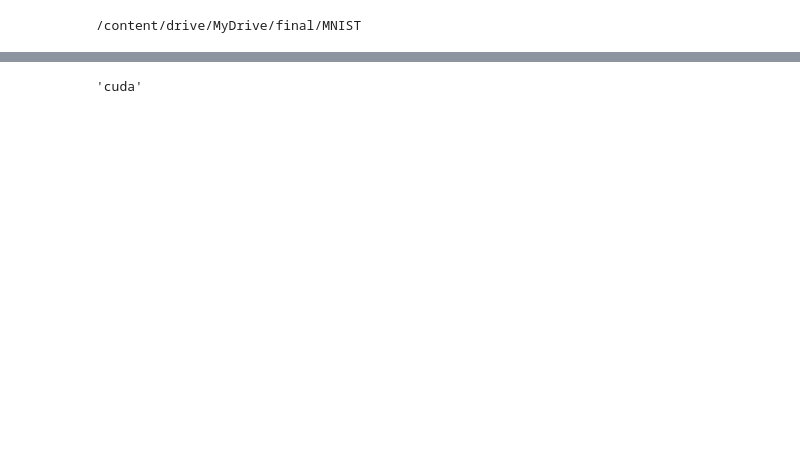
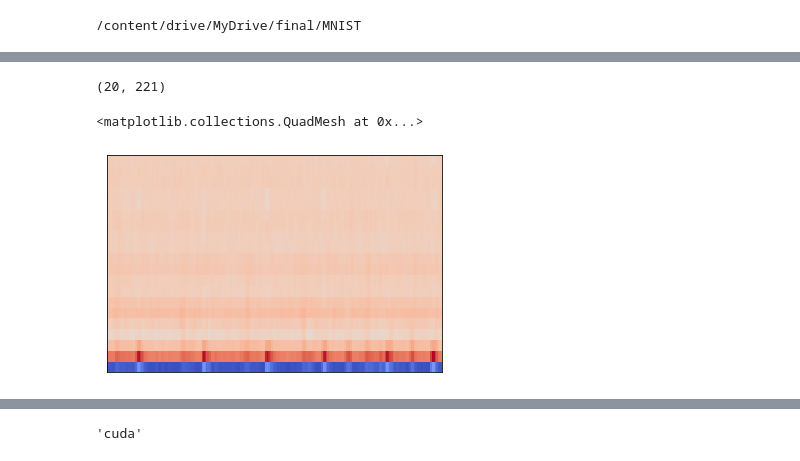
Before and after one commit to nulven/PrivacyML, a Jupyter notebook: FInal_MNIST.ipynb, the cells around one changed output, grey strips where cells are left out. Drawn from its saved outputs; the diff is of its cells as text; code cells hidden in the pictures; blank space fills up the shorter version.

```diff
--- a/FInal_MNIST.ipynb
+++ b/FInal_MNIST.ipynb
@@ -6,0 +29,9 @@
+# %%
+import librosa
+# audio_folder = '/content/drive/MyDrive/Internship/virufy-mfcc-dataset/covid_shared_data/audio'
+audio_folder = '/home/nulven/privacyml/heartbeat_data/set_b'
+
+audio = listdir(audio_folder)
+# neg_audio = listdir(neg_audio_folder)
+
+len(audio)
@@ -6,0 +40,3 @@
+# %%
+x , sr = librosa.load(join(audio_folder,audio[7]))
+print(type(x), type(sr))
@@ -6,0 +50,13 @@
+# %%
+%matplotlib inline
+import matplotlib.pyplot as plt
+import librosa.display
+mfccs = librosa.feature.mfcc(x, sr=sr)
+print(mfccs.shape)
+
+#Displaying  the MFCCs:
+librosa.display.specshow(mfccs, sr=sr)
+# %% [output]
+(20, 221)
+<matplotlib.collections.QuadMesh at 0x...>
+[figure, added]
```
Also changed, not shown: parts of 27 cells of this notebook.
